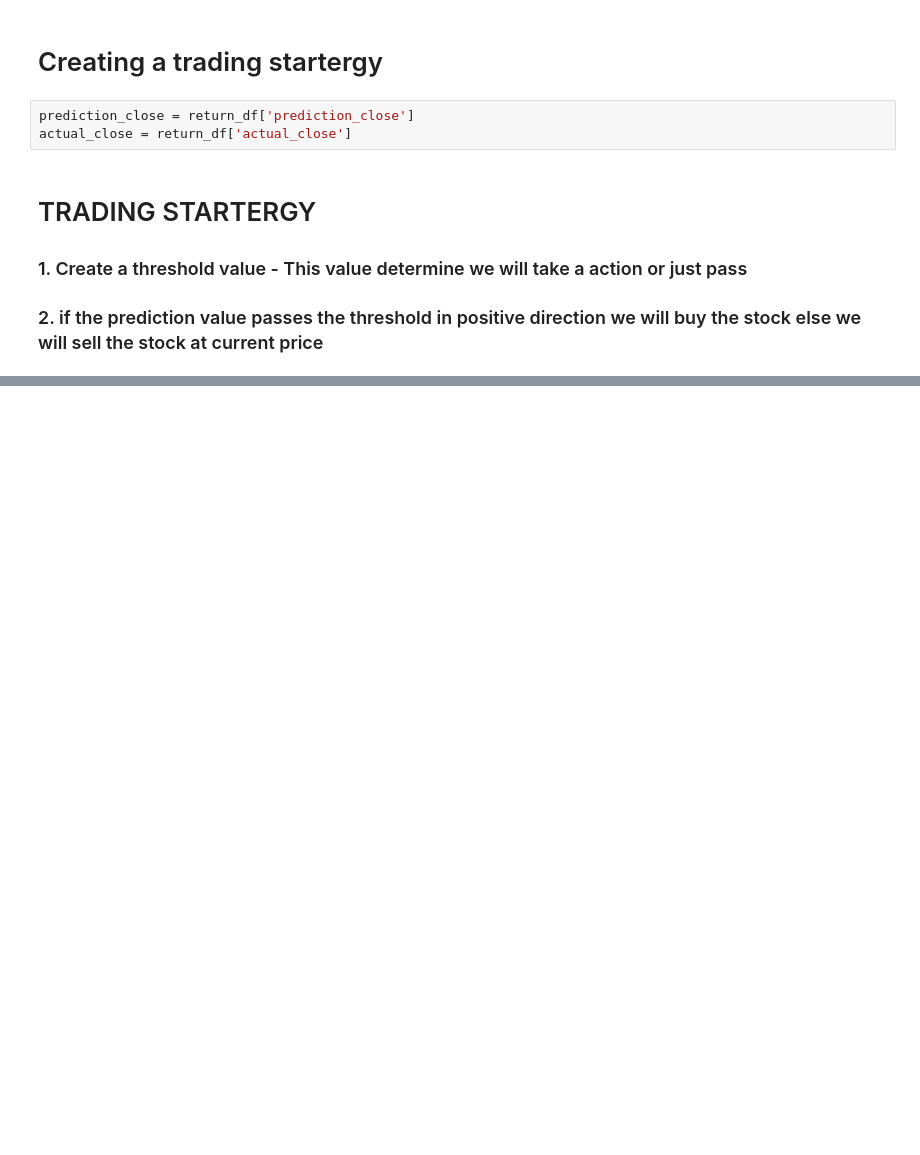
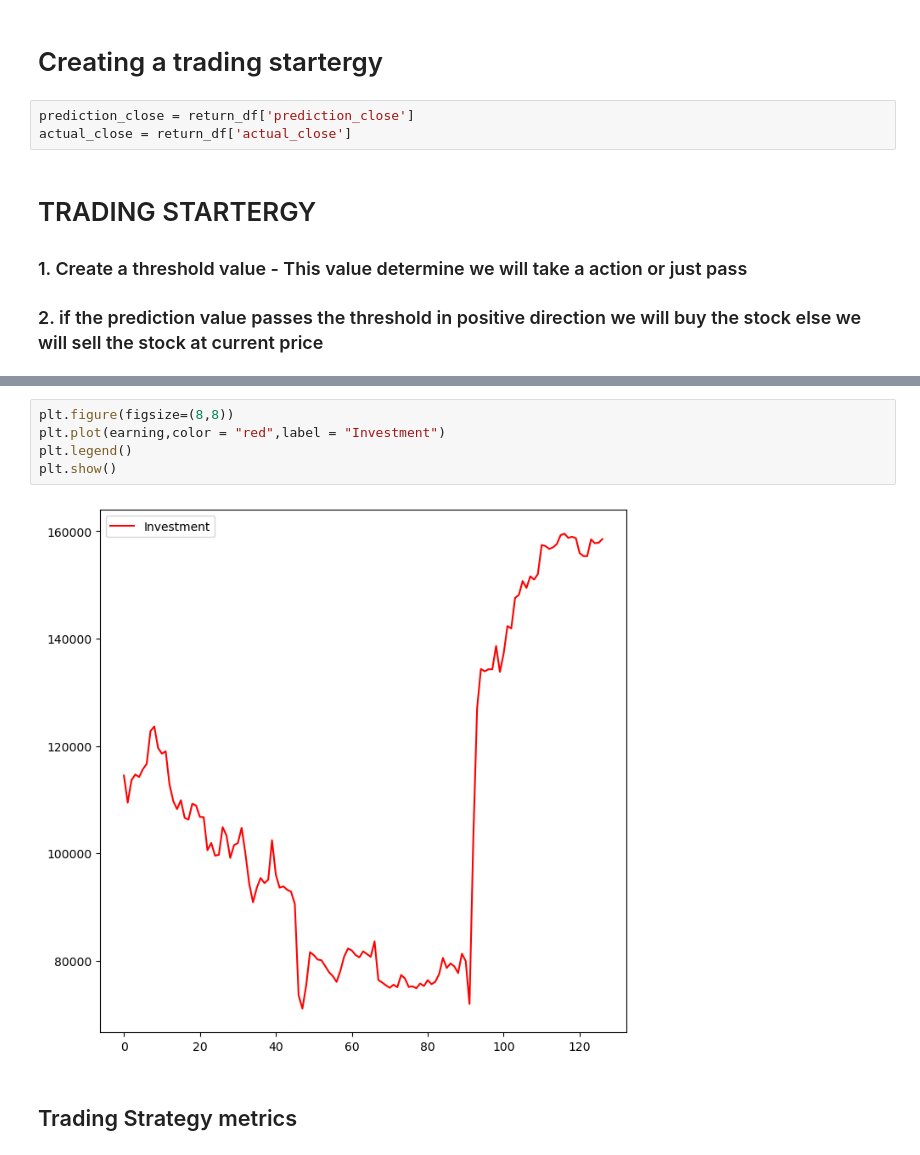
Before and after one commit to AvaterClasher/crypto, a Jupyter notebook: arima.ipynb, the cells around one changed output, grey strips where cells are left out. Saved outputs shown, nothing was run; the diff lists cells and outputs as text; blank space fills up the shorter version.

```diff
--- a/arima.ipynb
+++ b/arima.ipynb
@@ -534,0 +564,9 @@ print(net_earning,bitcoin_count,bitcoin_count * prediction_close[len(prediction_
+# %%
+plt.figure(figsize=(8,8))
+plt.plot(earning,color = "red",label = "Investment")
+plt.legend()
+plt.show()
+# %% [output]
+[figure, added]
+# %% [markdown]
+## Trading Strategy metrics
```
Also changed, not shown: parts of 12 cells of this notebook.
